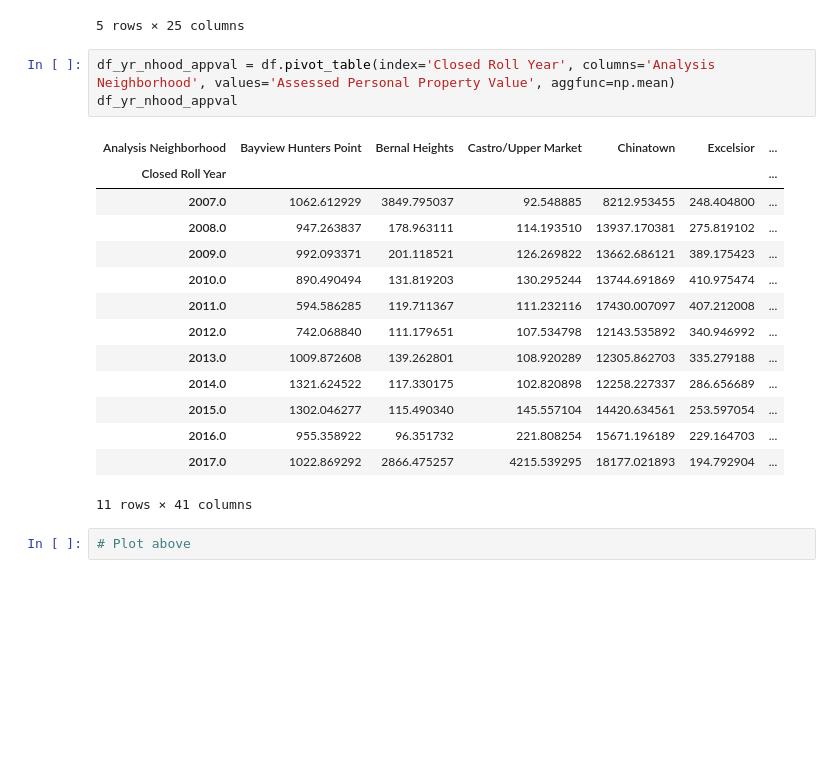
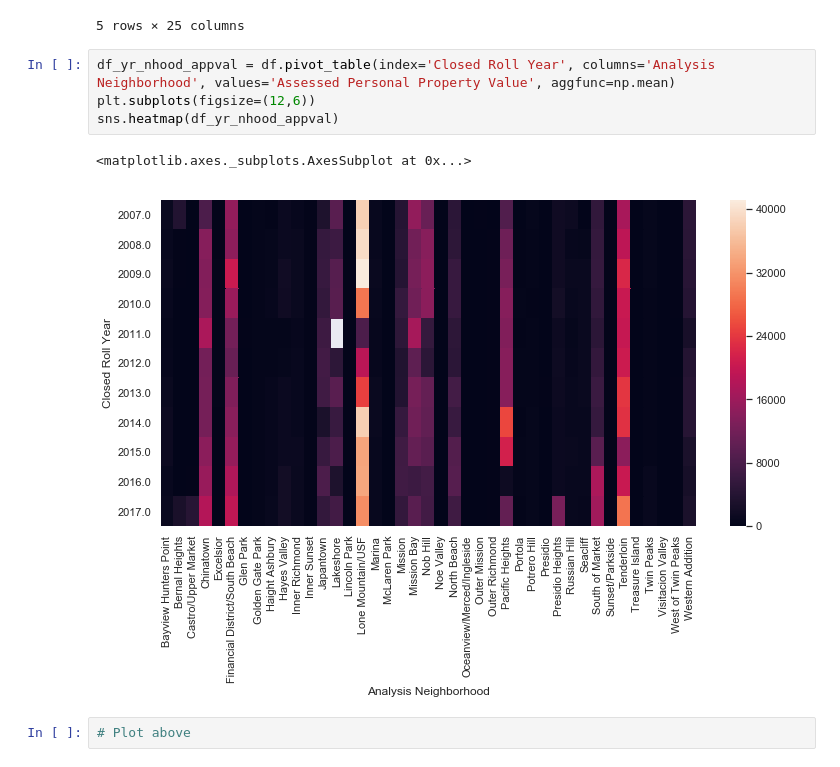
Before and after one commit to daericks/datasf, a Jupyter notebook: notebooks/property_tax_rolls-explore.ipynb, the cells around one changed output. Saved outputs shown, nothing was run; the diff lists cells and outputs as text; blank space fills up the shorter version.

```diff
--- a/notebooks/property_tax_rolls-explore.ipynb
+++ b/notebooks/property_tax_rolls-explore.ipynb
@@ -194,22 +194,11 @@ df_groupby_nhood.head()
 5 rows × 25 columns
 # %%
 df_yr_nhood_appval = df.pivot_table(index='Closed Roll Year', columns='Analysis Neighborhood', values='Assessed Personal Property Value', aggfunc=np.mean)
-df_yr_nhood_appval
+plt.subplots(figsize=(12,6))
+sns.heatmap(df_yr_nhood_appval)
 # %% [output]
-| Analysis Neighborhood | Bayview Hunters Point | Bernal Heights | Castro/Upper Market | Chinatown | Excelsior | ... |
-| Closed Roll Year |  |  |  |  |  | ... |
-| 2007.0 | 1062.612929 | 3849.795037 | 92.548885 | 8212.953455 | 248.404800 | ... |
-| 2008.0 | 947.263837 | 178.963111 | 114.193510 | 13937.170381 | 275.819102 | ... |
-| 2009.0 | 992.093371 | 201.118521 | 126.269822 | 13662.686121 | 389.175423 | ... |
-| 2010.0 | 890.490494 | 131.819203 | 130.295244 | 13744.691869 | 410.975474 | ... |
-| 2011.0 | 594.586285 | 119.711367 | 111.232116 | 17430.007097 | 407.212008 | ... |
-| 2012.0 | 742.068840 | 111.179651 | 107.534798 | 12143.535892 | 340.946992 | ... |
-| 2013.0 | 1009.872608 | 139.262801 | 108.920289 | 12305.862703 | 335.279188 | ... |
-| 2014.0 | 1321.624522 | 117.330175 | 102.820898 | 12258.227337 | 286.656689 | ... |
-| 2015.0 | 1302.046277 | 115.490340 | 145.557104 | 14420.634561 | 253.597054 | ... |
-| 2016.0 | 955.358922 | 96.351732 | 221.808254 | 15671.196189 | 229.164703 | ... |
-| 2017.0 | 1022.869292 | 2866.475257 | 4215.539295 | 18177.021893 | 194.792904 | ... |
-11 rows × 41 columns
+<matplotlib.axes._subplots.AxesSubplot at 0x...>
+[figure, added]
 # %%
 # Plot above
 # %%
```
Also changed, not shown: 1 other file.
